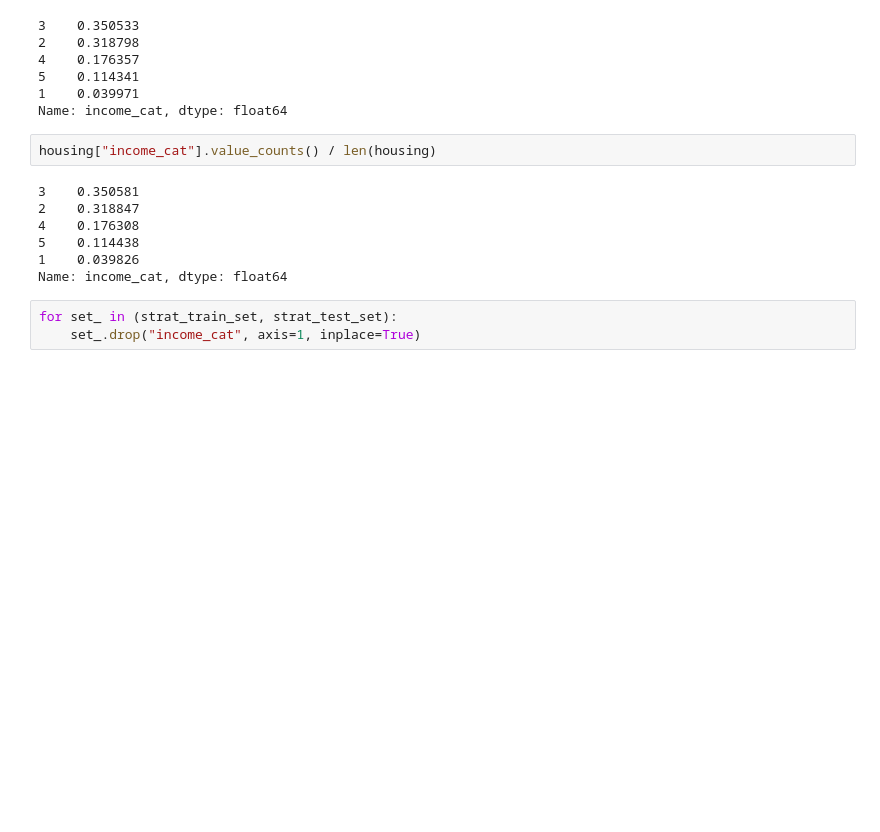
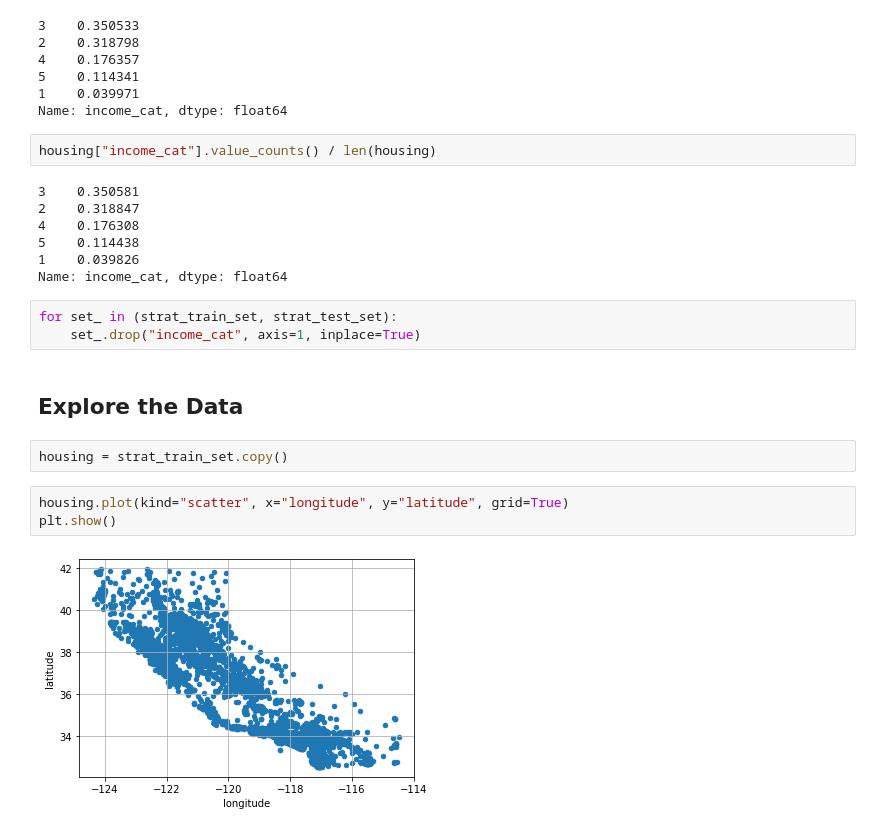
Before and after one commit to rickhall2000/ongoing-learning, a Jupyter notebook: Hands-On_Machine_Learning/ch2-end_to_end_ml_project.ipynb, the cells around one changed output. Drawn from its saved outputs; the diff is of its cells as text; blank space fills up the shorter version.

```diff
--- a/Hands-On_Machine_Learning/ch2-end_to_end_ml_project.ipynb
+++ b/Hands-On_Machine_Learning/ch2-end_to_end_ml_project.ipynb
@@ -176,3 +173,12 @@ Name: income_cat, dtype: float64
 # %%
 for set_ in (strat_train_set, strat_test_set):
     set_.drop("income_cat", axis=1, inplace=True)
+# %% [markdown]
+## Explore the Data
+# %%
+housing = strat_train_set.copy()
+# %%
+housing.plot(kind="scatter", x="longitude", y="latitude", grid=True)
+plt.show()
+# %% [output]
+[figure, added]
```
Also changed, not shown: parts of 47 cells of this notebook.
